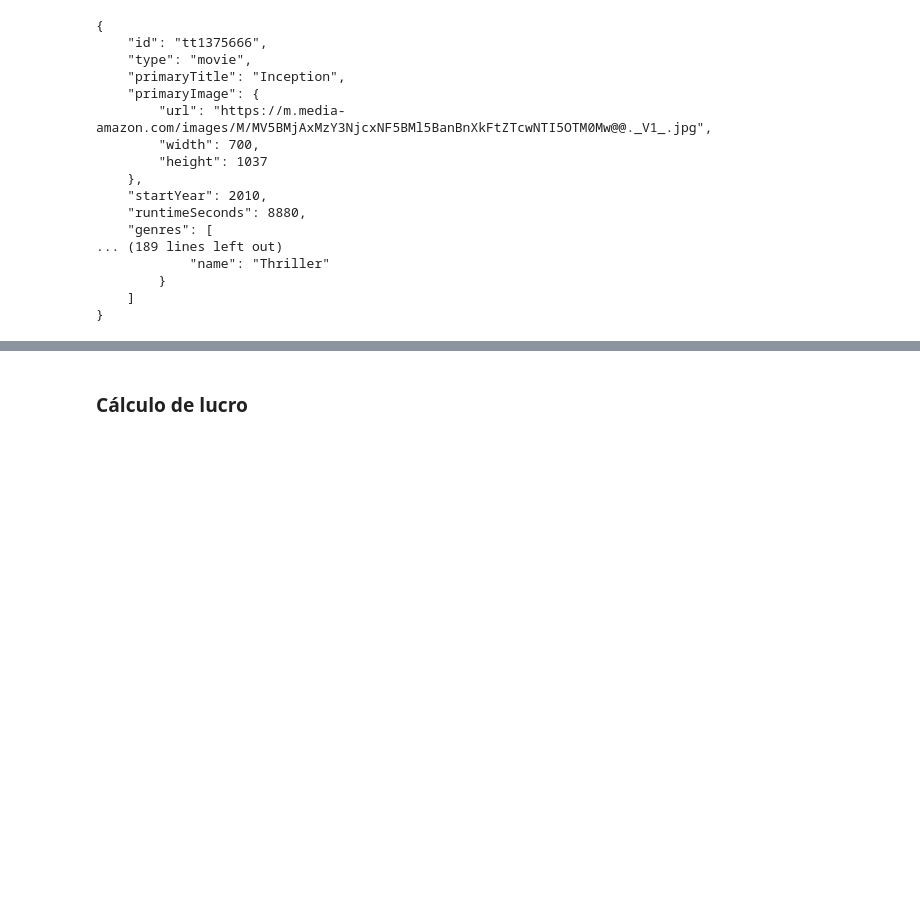
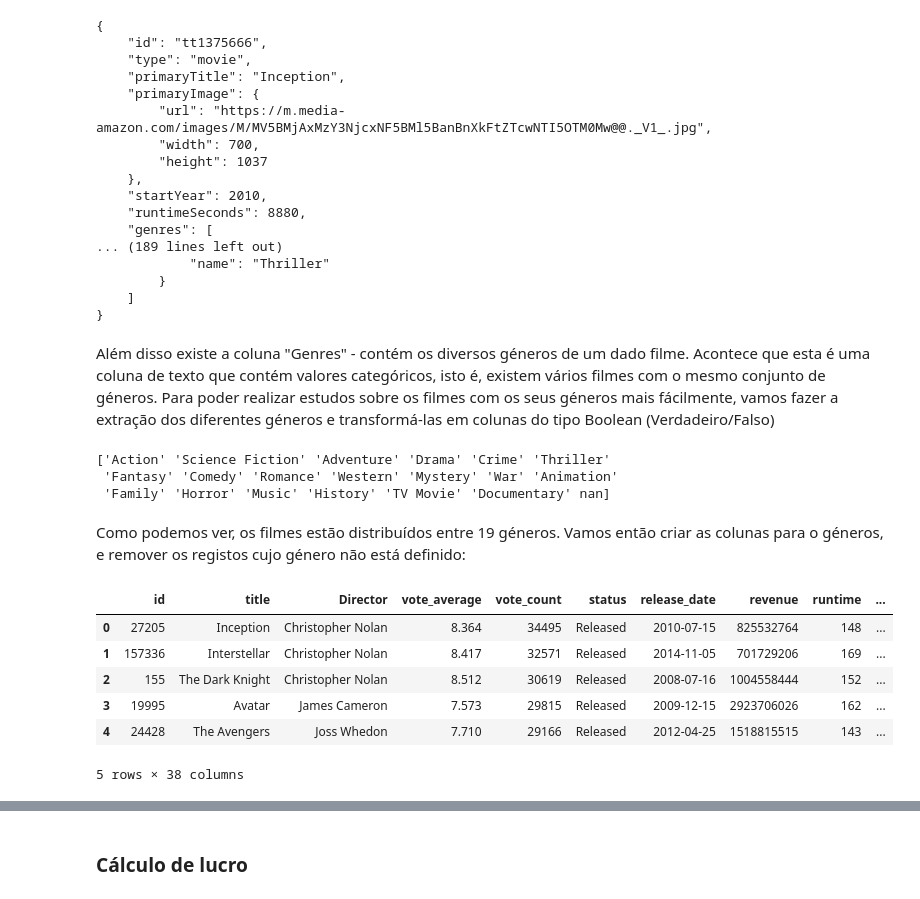
Before and after one commit to Quywed/ANALISEDADOS, a Jupyter notebook: tp_final.ipynb, the cells around one changed output, grey strips where cells are left out. Cells and saved outputs as stored; diff of their text form; code cells hidden in the pictures; blank space fills up the shorter version.

```diff
--- a/tp_final.ipynb
+++ b/tp_final.ipynb
@@ -300,3 +307,58 @@ print(json.dumps(data, indent=4, ensure_ascii=False))
         }
     ]
 }
+# %% [markdown]
+Além disso existe a coluna "Genres" - contém os diversos géneros de um dado filme. Acontece que esta é uma coluna de texto que contém valores categóricos, isto é, existem vários filmes com o mesmo conjunto de géneros. Para poder realizar estudos sobre os filmes com os seus géneros mais fácilmente, vamos fazer a extração dos diferentes géneros e transformá-las em colunas do tipo Boolean (Verdadeiro/Falso)
+# %%
+valores_unicos = (
+    df['genres']
+    .str.split(',')       # Separa a string por vírgula criando uma lista
+    .explode()            # Transforma cada item da lista em uma nova linha
+    .str.strip()          # Remove espaços em branco antes/depois da palavra
+)
+
+valores_unicos = valores_unicos[valores_unicos != ''].unique()
+
+print(valores_unicos)
+# %% [output]
+['Action' 'Science Fiction' 'Adventure' 'Drama' 'Crime' 'Thriller'
+ 'Fantasy' 'Comedy' 'Romance' 'Western' 'Mystery' 'War' 'Animation'
+ 'Family' 'Horror' 'Music' 'History' 'TV Movie' 'Documentary' nan]
+# %% [markdown]
+Como podemos ver, os filmes estão distribuídos entre 19 géneros. Vamos então criar as colunas para o géneros, e remover os registos cujo género não está definido:
+# %%
+from sklearn.preprocessing import MultiLabelBinarizer
+
+df = df.dropna(subset=['genres']).copy()
+
+# Preparar as listas de gêneros para cada filme
+# - str.split(',') separa por vírgula
+# - a list comprehension [x.strip() for x in ...] remove espaços extras
+# - if x.strip() != '' remove strings vazias (caso haja vírgulas no final)
+genres_list = df['genres'].str.split(',').apply(lambda x: [i.strip() for i in x if i.strip() != ''])
+
+# Usar MultiLabelBinarizer para criar a matriz de presença dos gêneros
+mlb = MultiLabelBinarizer()
+genre_matrix = mlb.fit_transform(genres_list)
+
+# Criar o DataFrame com as novas colunas
+# O prefixo 'Genre - ' é adicionado a cada nome de classe encontrado
+new_columns = pd.DataFrame(
+    genre_matrix,
+    columns=["Genre - " + c for c in mlb.classes_],
+    index=df.index
+)
+
+new_columns = new_columns.astype(bool)
+
+df = pd.concat([df, new_columns], axis=1)
+
+df.head(5)
+# %% [output]
+|  | id | title | Director | vote_average | vote_count | status | release_date | revenue | runtime | ... |
+| 0 | 27205 | Inception | Christopher Nolan | 8.364 | 34495 | Released | 2010-07-15 | 825532764 | 148 | ... |
+| 1 | 157336 | Interstellar | Christopher Nolan | 8.417 | 32571 | Released | 2014-11-05 | 701729206 | 169 | ... |
+| 2 | 155 | The Dark Knight | Christopher Nolan | 8.512 | 30619 | Released | 2008-07-16 | 1004558444 | 152 | ... |
+| 3 | 19995 | Avatar | James Cameron | 7.573 | 29815 | Released | 2009-12-15 | 2923706026 | 162 | ... |
+| 4 | 24428 | The Avengers | Joss Whedon | 7.710 | 29166 | Released | 2012-04-25 | 1518815515 | 143 | ... |
+5 rows × 38 columns
```
Also changed, not shown: parts of 10 cells of this notebook.
